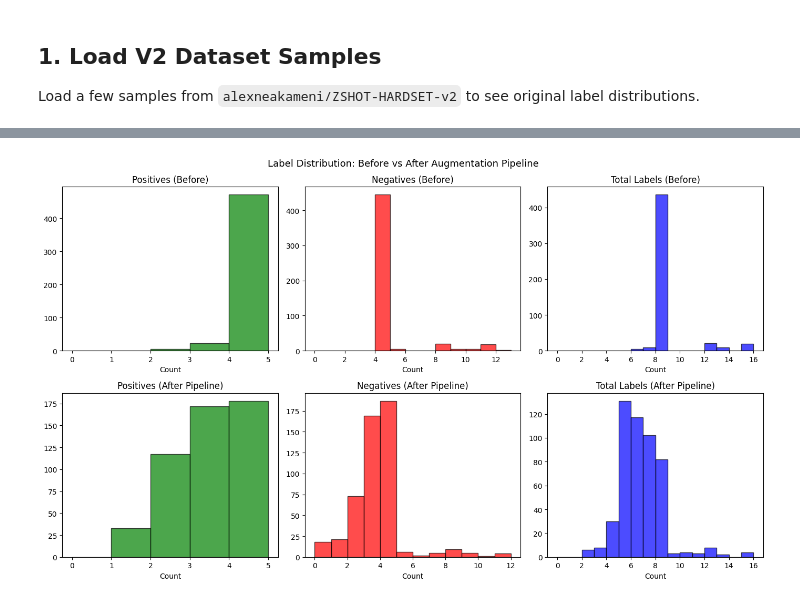
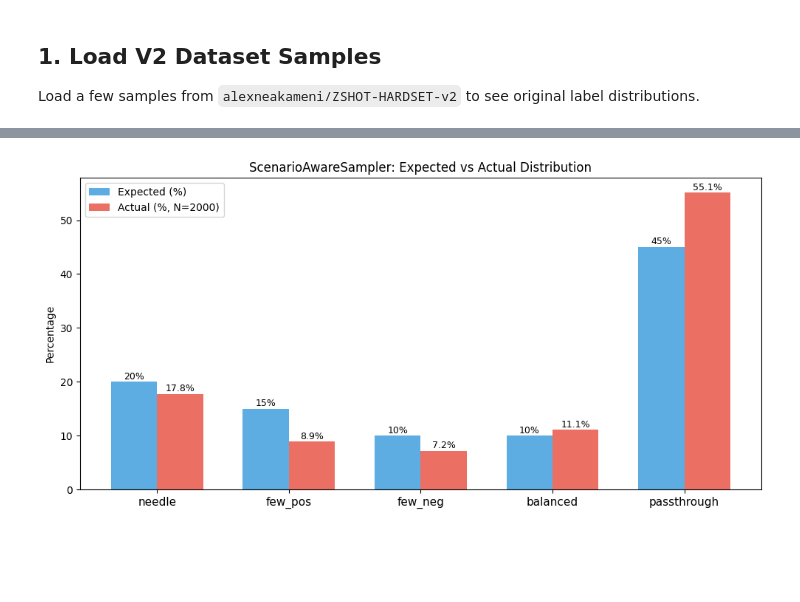
Before and after one commit to KameniAlexNea/zero-shot-classification, a Jupyter notebook: notebooks/LabelAugmentationDemo.ipynb, the cells around one changed output, grey strips where cells are left out. Saved outputs shown, nothing was run; the diff lists cells and outputs as text; code cells hidden in the pictures; blank space fills up the shorter version.

```diff
--- a/notebooks/LabelAugmentationDemo.ipynb
+++ b/notebooks/LabelAugmentationDemo.ipynb
@@ -42,7 +41,7 @@ Imports OK
 
 Load a few samples from `alexneakameni/ZSHOT-HARDSET-v2` to see original label distributions.
 # %%
-ds = load_dataset("alexneakameni/ZSHOT-HARDSET-v2", split="train")
+ds = load_dataset("alexneakameni/ZSHOT-HARDSET-v2", split="test")
 print(f"Dataset size: {len(ds)} samples")
 print(f"Columns: {ds.column_names}")
 print()
@@ -173,60 +191,55 @@ Compare positive/negative label counts across the dataset before and after the f
 # %%
-# Load full pipeline from config
-pipeline = load_label_augmentation_pipeline("../config/augmentation_config.yaml")
+N = min(2000, len(ds))
+scenarios = Counter()
 
-N = min(500, len(ds))
+# Replicate the scenario selection logic to track which was actually chosen
+for i in range(N):
+    sample = ds[i % len(ds)]
+    ltext, lint = sample["ltext"], sample["lint"]
+    positives, negatives = sampler._split(ltext, lint)
 
-# Collect stats before and after
-pos_before, neg_before, total_before = [], [], []
-pos_after, neg_after, total_after = [], [], []
+    r = random.random()
+    cum = 0.0
+    scenario_list = [
+        (sampler.needle_prob, "needle", lambda: sampler._needle(list(positives), list(negatives))),
+        (sampler.few_pos_prob, "few_pos", lambda: sampler._few_pos(list(positives), list(negatives))),
+        (sampler.few_neg_prob, "few_neg", lambda: sampler._few_neg(list(positives), list(negatives))),
+        (sampler.balanced_prob, "balanced", lambda: sampler._balanced(list(positives), list(negatives))),
+    ]
+    chosen = "passthrough"
+    for prob, name, fn in scenario_list:
+        cum += prob
+        if r < cum:
+            result = fn()
+            chosen = name if result is not None else "passthrough"
+            break
+    scenarios[chosen] += 1
 
-for i in range(N):
-    sample = ds[i]
-    ltext, lint = sample["ltext"], sample["lint"]
+# Plot
+labels_s = ["needle", "few_pos", "few_neg", "balanced", "passthrough"]
+expected = [20, 15, 10, 10, 45]
+actual = [100 * scenarios.get(s, 0) / N for s in labels_s]
 
-    p = sum(lint)
-    n = len(lint) - p
-    pos_before.append(p)
-    neg_before.append(n)
-    total_before.append(len(lint))
+fig, ax = plt.subplots(figsize=(10, 5))
+x = np.arange(len(labels_s))
+w = 0.35
+ax.bar(x - w/2, expected, w, label="Expected (%)", color="#3498db", alpha=0.8)
+ax.bar(x + w/2, actual, w, label=f"Actual (%, N={N})", color="#e74c3c", alpha=0.8)
+ax.set_xticks(x)
+ax.set_xticklabels(labels_s, fontsize=11)
+ax.set_ylabel("Percentage")
+ax.set_title("ScenarioAwareSampler: Expected vs Actual Distribution")
+ax.legend()
 
-    ltext_aug, lint_aug = pipeline(ltext.copy(), lint.copy())
-    p2 = sum(lint_aug)
-    n2 = len(lint_aug) - p2
-    pos_after.append(p2)
-    neg_after.append(n2)
-    total_after.append(len(lint_aug))
-
-fig, axes = plt.subplots(2, 3, figsize=(14, 8))
-
-# Before
-axes[0, 0].hist(pos_before, bins=range(0, max(pos_before) + 2), alpha=0.7, color="green", edgecolor="black")
-axes[0, 0].set_title("Positives (Before)")
-axes[0, 0].set_xlabel("Count")
-
-axes[0, 1].hist(neg_before, bins=range(0, max(neg_before) + 2), alpha=0.7, color="red", edgecolor="black")
-axes[0, 1].set_title("Negatives (Before)")
-axes[0, 1].set_xlabel("Count")
-
-axes[0, 2].hist(total_before, bins=range(0, max(total_before) + 2), alpha=0.7, color="blue", edgecolor="black")
-axes[0, 2].set_title("Total Labels (Before)")
-axes[0, 2].set_xlabel("Count")
-
-# After
-axes[1, 0].hist(pos_after, bins=range(0, max(pos_after) + 2), alpha=0.7, color="green", edgecolor="black")
-axes[1, 0].set_title("Positives (After Pipeline)")
-axes[1, 0].set_xlabel("Count")
-
-axes[1, 1].hist(neg_after, bins=range(0, max(neg_after) + 2), alpha=0.7, color="red", edgecolor="black")
-axes[1, 1].set_title("Negatives (After Pipeline)")
-axes[1, 1].set_xlabel("Count")
-
-axes[1, 2].hist(total_after, bins=range(0, max(total_after) + 2), alpha=0.7, color="blue", edgecolor="black")
-axes[1, 2].set_title("Total Labels (After Pipeline)")
-axes[1, 2].set_xlabel("Count")
+for i, (e, a) in enumerate(zip(expected, actual)):
+    ax.text(i - w/2, e + 0.5, f"{e}%", ha="center", fontsize=9)
+    ax.text(i + w/2, a + 0.5, f"{a:.1f}%", ha="center", fontsize=9)
 
 plt.tight_layout()
-plt.suptitle("Label Distribution: Before vs After Augmentation Pipeline", y=1.02, fontsize=13)
 plt.show()
+
+print(f"\nScenario counts (N={N}):")
+for s in labels_s:
+    print(f"  {s:<15} {scenarios.get(s, 0):>5}  ({100*scenarios.get(s,0)/N:.1f}%)")
 # %% [output]
-[figure, old version]
+[figure, new version]
```
Also changed, not shown: parts of 22 cells of this notebook, 2 other files.
